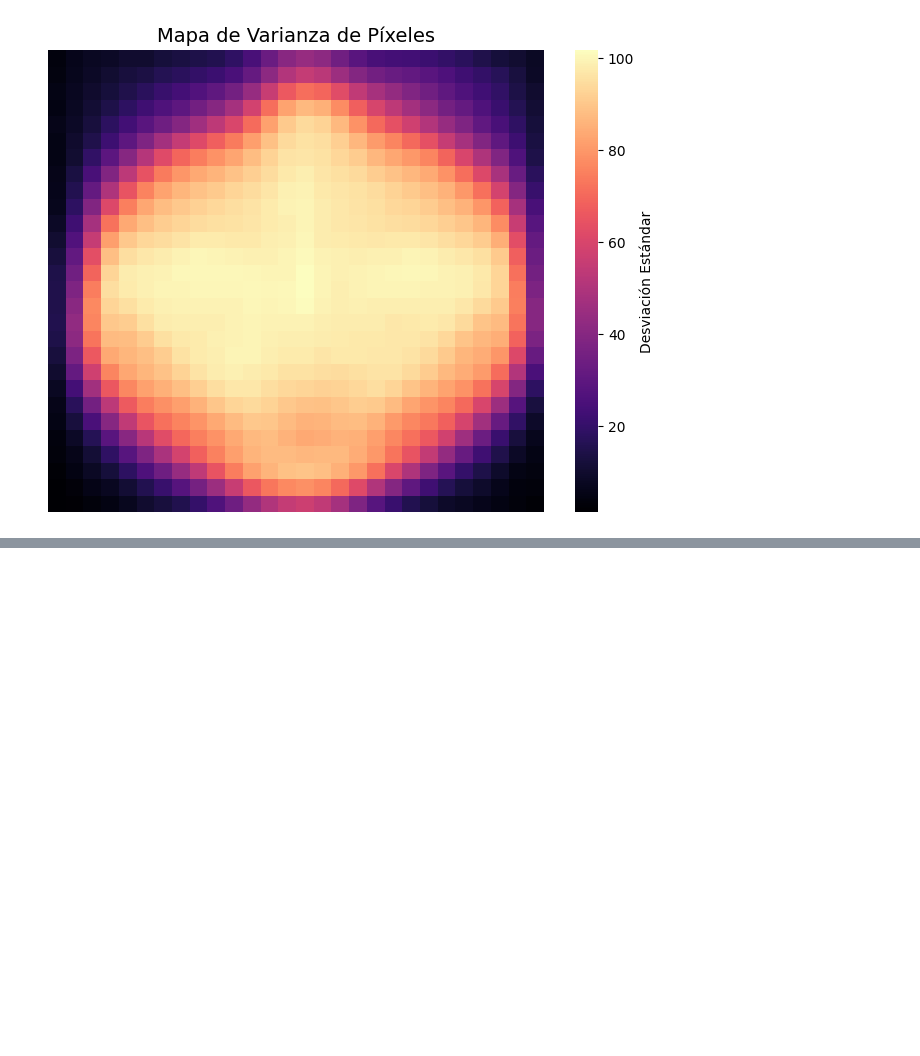
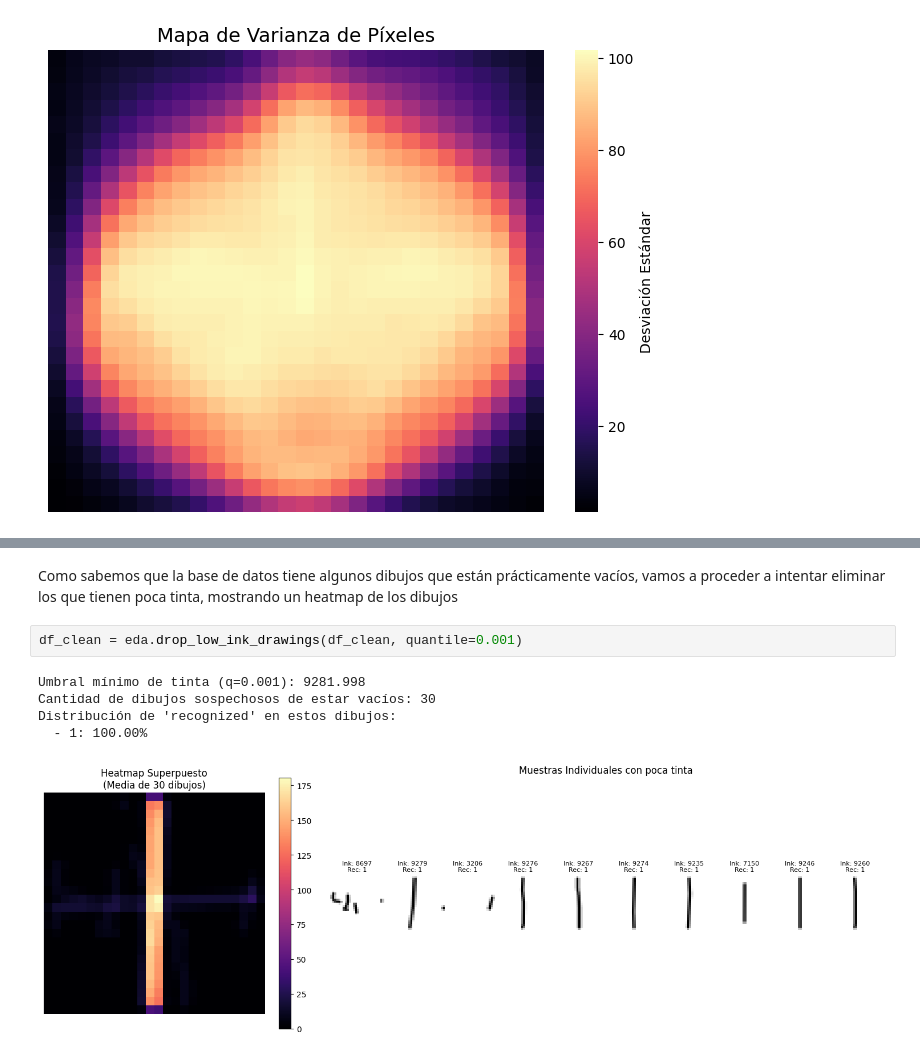
Before and after one commit to moonlightKiR/XGBOOST, a Jupyter notebook: src/main.ipynb, the cells around one changed output, grey strips where cells are left out. Cells and saved outputs as stored; diff of their text form; blank space fills up the shorter version.

```diff
--- a/src/main.ipynb
+++ b/src/main.ipynb
@@ -161,0 +167,10 @@ Ejecutando UMAP en 5000 imágenes (esto puede tomar unos segundos)...
+# %% [markdown]
+Como sabemos que la base de datos tiene algunos dibujos que están prácticamente vacíos, vamos a proceder a intentar eliminar los que tienen poca tinta, mostrando un heatmap de los dibujos
+# %%
+df_clean = eda.drop_low_ink_drawings(df_clean, quantile=0.001)
+# %% [output]
+Umbral mínimo de tinta (q=0.001): 9281.998
+Cantidad de dibujos sospechosos de estar vacíos: 30
+Distribución de 'recognized' en estos dibujos:
+  - 1: 100.00%
+[figure, added]
```
Also changed, not shown: parts of 7 cells of this notebook, 1 other file.
